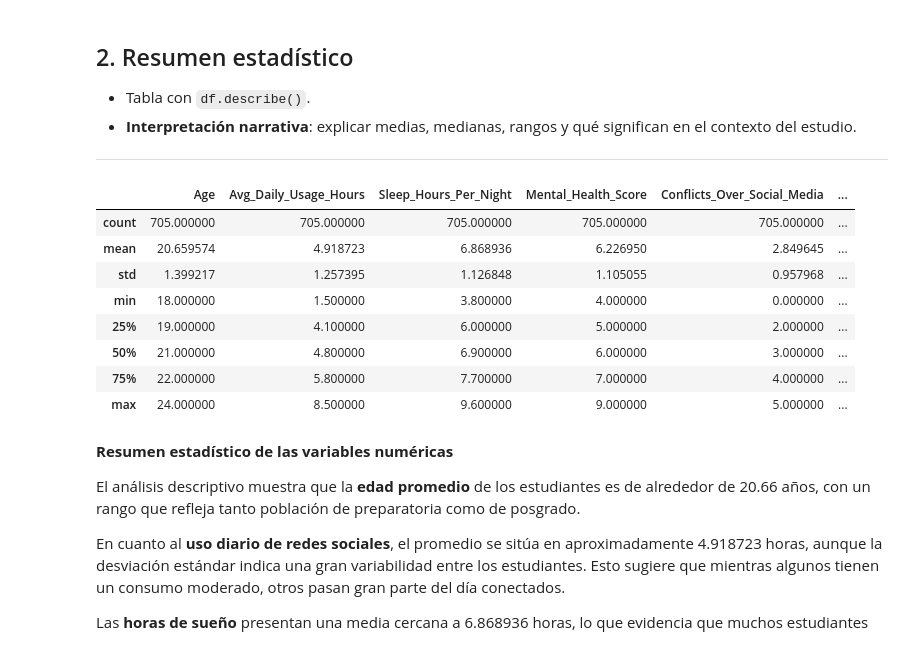
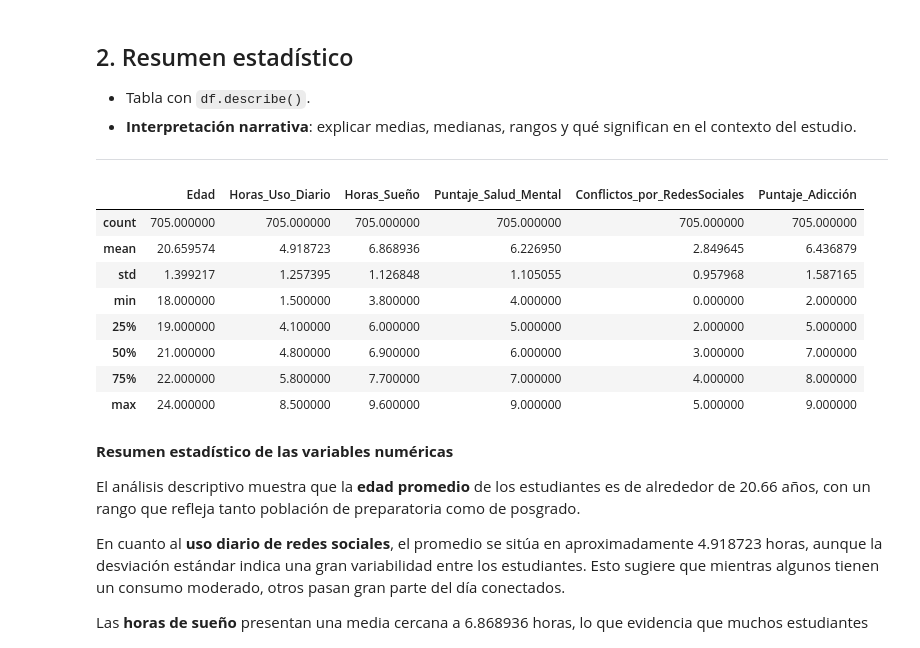
Before and after one commit to vazquezsilvana/Data-Science-II-EntregaFinal, a Jupyter notebook: VazquezSilvana_EntregaFinalDSII.ipynb, the cells around one changed output. Saved outputs shown, nothing was run; the diff lists cells and outputs as text; code cells hidden in the pictures.

```diff
--- a/VazquezSilvana_EntregaFinalDSII.ipynb
+++ b/VazquezSilvana_EntregaFinalDSII.ipynb
@@ -90,0 +93,35 @@ df
+# %%
+# Traducción de variables categóricas al español
+
+# Diccionarios de traducción
+gender_map = {"Male": "Hombre", "Female": "Mujer"}
+academic_map = {"High School": "Preparatoria",
+                "Undergraduate": "Pregrado",
+                "Graduate": "Posgrado"}
+relationship_map = {"Single": "Soltero",
+                    "In Relationship": "En_relación",
+                    "Complicated": "Complicado"}
+performance_map = {"Yes": "Sí", "No": "No"}
+
+# Aplicar traducciones
+df["Gender"] = df["Gender"].map(gender_map)
+df["Academic_Level"] = df["Academic_Level"].map(academic_map)
+df["Relationship_Status"] = df["Relationship_Status"].map(relationship_map)
+df["Affects_Academic_Performance"] = df["Affects_Academic_Performance"].map(performance_map)
+
+# Renombrar columnas al español
+df = df.rename(columns={
+    "Student_ID": "ID_Estudiante",
+    "Age": "Edad",
+    "Gender": "Género",
+    "Academic_Level": "Nivel_Académico",
+    "Country": "País",
+    "Avg_Daily_Usage_Hours": "Horas_Uso_Diario",
+    "Most_Used_Platform": "Plataforma_Más_Usada",
+    "Affects_Academic_Performance": "Afecta_Rendimiento_Académico",
+    "Sleep_Hours_Per_Night": "Horas_Sueño",
+    "Mental_Health_Score": "Puntaje_Salud_Mental",
+    "Relationship_Status": "Estado_Relacional",
+    "Conflicts_Over_Social_Media": "Conflictos_por_RedesSociales",
+    "Addicted_Score": "Puntaje_Adicción"
+})
@@ -139,17 +192,17 @@ df.shape
 
 ---
 # %%
-df.describe().drop(columns=['Student_ID'])
+df.describe().drop(columns=['ID_Estudiante'])
 # %% [output]
-|  | Age | Avg_Daily_Usage_Hours | Sleep_Hours_Per_Night | Mental_Health_Score | Conflicts_Over_Social_Media | ... |
-| count | 705.000000 | 705.000000 | 705.000000 | 705.000000 | 705.000000 | ... |
-| mean | 20.659574 | 4.918723 | 6.868936 | 6.226950 | 2.849645 | ... |
-| std | 1.399217 | 1.257395 | 1.126848 | 1.105055 | 0.957968 | ... |
-| min | 18.000000 | 1.500000 | 3.800000 | 4.000000 | 0.000000 | ... |
-| 25% | 19.000000 | 4.100000 | 6.000000 | 5.000000 | 2.000000 | ... |
-| 50% | 21.000000 | 4.800000 | 6.900000 | 6.000000 | 3.000000 | ... |
-| 75% | 22.000000 | 5.800000 | 7.700000 | 7.000000 | 4.000000 | ... |
-| max | 24.000000 | 8.500000 | 9.600000 | 9.000000 | 5.000000 | ... |
+|  | Edad | Horas_Uso_Diario | Horas_Sueño | Puntaje_Salud_Mental | Conflictos_por_RedesSociales | Puntaje_Adicción |
+| count | 705.000000 | 705.000000 | 705.000000 | 705.000000 | 705.000000 | 705.000000 |
+| mean | 20.659574 | 4.918723 | 6.868936 | 6.226950 | 2.849645 | 6.436879 |
+| std | 1.399217 | 1.257395 | 1.126848 | 1.105055 | 0.957968 | 1.587165 |
+| min | 18.000000 | 1.500000 | 3.800000 | 4.000000 | 0.000000 | 2.000000 |
+| 25% | 19.000000 | 4.100000 | 6.000000 | 5.000000 | 2.000000 | 5.000000 |
+| 50% | 21.000000 | 4.800000 | 6.900000 | 6.000000 | 3.000000 | 7.000000 |
+| 75% | 22.000000 | 5.800000 | 7.700000 | 7.000000 | 4.000000 | 8.000000 |
+| max | 24.000000 | 8.500000 | 9.600000 | 9.000000 | 5.000000 | 9.000000 |
 # %% [markdown]
 **Resumen estadístico de las variables numéricas**
 
```
Also changed, not shown: parts of 36 cells of this notebook.
